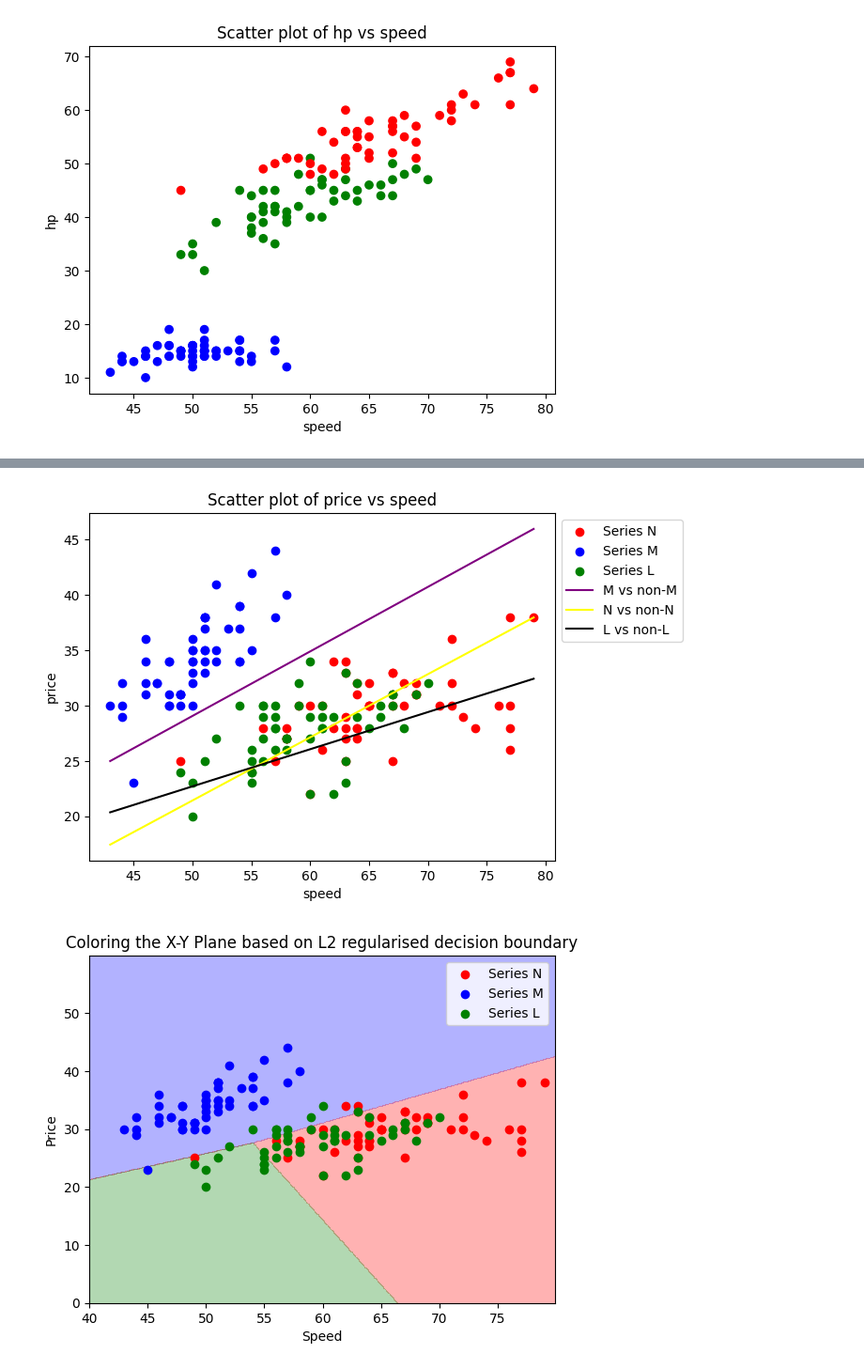
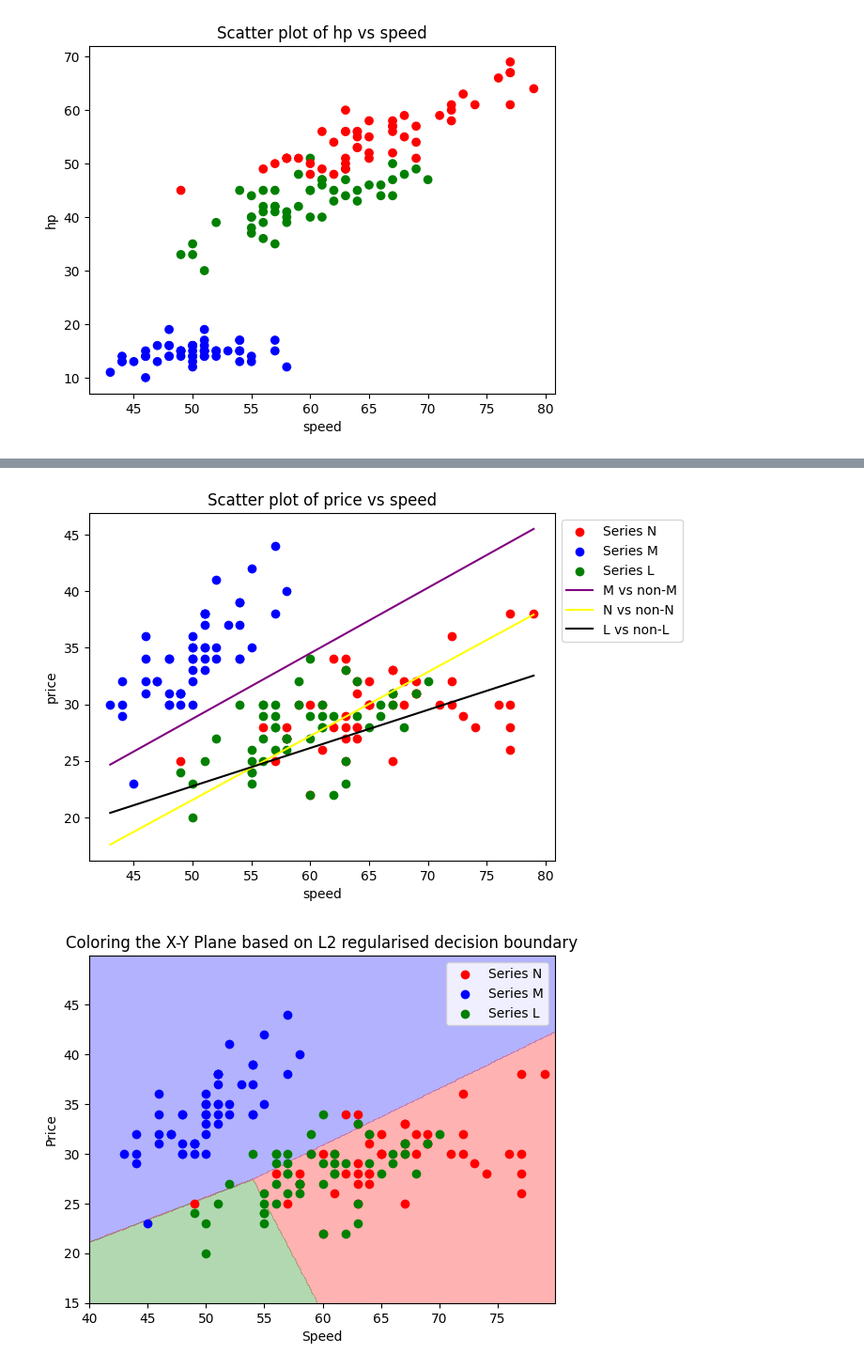
Before and after one commit to Aditya-Y-29/ML-Assignments, a Jupyter notebook: Assignment-2/Task1.ipynb, the cells around one changed output, grey strips where cells are left out. Shown: that part at 94% size. Saved outputs shown, nothing was run; the diff lists cells and outputs as text; code cells hidden in the pictures.

```diff
--- a/Assignment-2/Task1.ipynb
+++ b/Assignment-2/Task1.ipynb
@@ -213,8 +230,7 @@ def softmax(z):
     exp_values = np.exp(z)
     return exp_values / np.sum(exp_values)
 # %%
-# Prediction condition of regularised logistic regression.
-def condition_function(x, y):
+def l2_regularised_condition_function(x, y):
     z_1 = (weight_vector_m[0] * x + weight_vector_m[1] * y + intercept_m) / np.linalg.norm(weight_vector_m)
     z_2 = (weight_vector_n[0] * x + weight_vector_n[1] * y + intercept_n) / np.linalg.norm(weight_vector_n)
     z_3 = (weight_vector_l[0] * x + weight_vector_l[1] * y + intercept_l) / np.linalg.norm(weight_vector_l)
@@ -226,13 +242,12 @@ def condition_function(x, y):
     if value_3 >= value_2 and value_3 >= value_1:
         return 2
 # %%
-# Plotting desicion boundary of regularised logistic regression.
-def plot_regularised_logistic_regression_decision_boundary():
+def plot_l2_regularised_logistic_regression_decision_boundary():
     x_min, x_max = 40, 80
-    y_min, y_max = 0, 60
+    y_min, y_max = 15, 50
     step = 0.1
     xx, yy = np.meshgrid(np.arange(x_min, x_max, step), np.arange(y_min, y_max, step))
-    condition_values = np.vectorize(condition_function)(xx, yy)
+    condition_values = np.vectorize(l2_regularised_condition_function)(xx, yy)
     plt.contourf(xx, yy, condition_values, levels=[-0.5, 0.5, 1.5, 2.5], colors=('blue', 'red', 'green'),  alpha=0.3)
     plt.scatter(dataframe[dataframe['Model'] == 'Series N'][x_column], dataframe[dataframe['Model'] == 'Series N'][y_column], c='red', label='Series N')
     plt.scatter(dataframe[dataframe['Model'] == 'Series M'][x_column], dataframe[dataframe['Model'] == 'Series M'][y_column], c='blue', label='Series M')
@@ -376,13 +422,13 @@ weight_vector_l, intercept_l = regularised_logistic_regression_weight_vector_and
 # %%
 x_values = dataframe[x_column].values.tolist()
 line_x = np.linspace(min(x_values), max(x_values), 100)
-line_y_m = - (weight_vector_m[0] * line_x + intercept) / weight_vector_m[1]
+line_y_m = - (weight_vector_m[0] * line_x + intercept_m) / weight_vector_m[1]
 line_y_n = - (weight_vector_n[0] * line_x + intercept_n) / weight_vector_n[1]
 line_y_l = - (weight_vector_l[0] * line_x + intercept_l) / weight_vector_l[1]
-plot_regularised_logistic_regression_hyperplanes(df, line_x, line_y_m, line_y_n, line_y_l)
+plot_l2_regularised_logistic_regression_hyperplanes(df, line_x, line_y_m, line_y_n, line_y_l)
 # %% [output]
-[figure, old version]
+[figure, new version]
 # %%
-plot_regularised_logistic_regression_decision_boundary()
+plot_l2_regularised_logistic_regression_decision_boundary()
 # %% [output]
-[figure, old version]
+[figure, new version]
```
Also changed, not shown: parts of 59 cells of this notebook.
